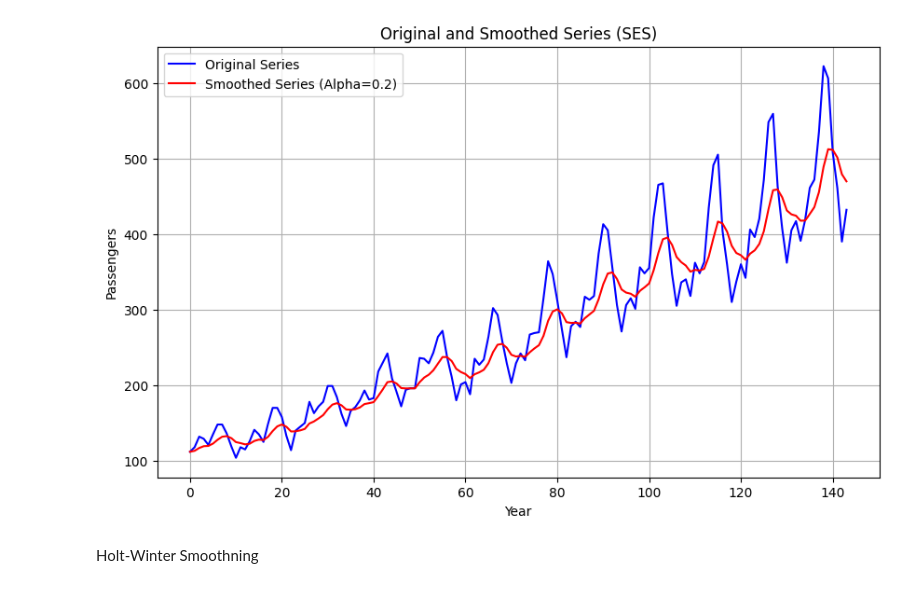
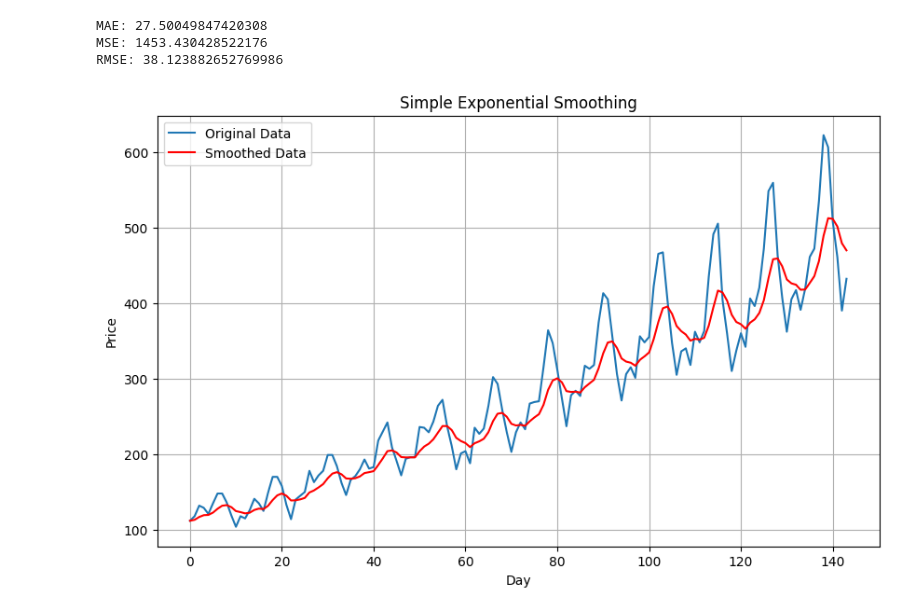
Before and after one commit to KAUSHAL0391/TFM, a Jupyter notebook: 03APR.ipynb, the cells around one changed output. Drawn from its saved outputs; the diff is of its cells as text; code cells hidden in the pictures.

```diff
--- a/03APR.ipynb
+++ b/03APR.ipynb
@@ -37,9 +92,0 @@ Simple Exponential Smoothing
-# %%
-def simple_exponential_smoothing(series, alpha):
-    smoothed_series = [series[0]]
-
-    for i in range(1, len(series)):
-        smoothed_value = alpha * series[i] + (1 - alpha) * smoothed_series[-1]
-        smoothed_series.append(smoothed_value)
-
-    return smoothed_series
@@ -49,14 +93,43 @@ smoothed_series = simple_exponential_smoothing(passenger_data, alpha)
-# %%
-plt.figure(figsize=(10, 6))
-plt.plot(passenger_data, label='Original Series', color='blue')
-plt.plot(smoothed_series, label=f'Smoothed Series (Alpha={alpha})', color='red')
-plt.title('Original and Smoothed Series (SES)')
-plt.xlabel('Year')
-plt.ylabel('Passengers')
-plt.legend()
-plt.grid(True)
-plt.show()
-# %% [output]
-[figure, removed]
-# %% [markdown]
-Holt-Winter Smoothning
+# %%
+
+def simple_exponential_smoothing(data, alpha):
+
+    smoothed_values = [data[0]]
+
+    for i in range(1, len(data)):
+        smoothed_value = alpha * data[i] + (1 - alpha) * smoothed_values[-1]
+        smoothed_values.append(smoothed_value)
+
+    return smoothed_values
+
+
+input_file = "airline-passengers.csv"
+alpha = 0.2
+
+data = pd.read_csv(input_file)
+
+
+smoothed_values = simple_exponential_smoothing(data['Passengers'], alpha)
+
+mae = mean_absolute_error(data['Passengers'], smoothed_values)
+mse = mean_squared_error(data['Passengers'], smoothed_values)
+rmse = np.sqrt(mse)
+
+print("MAE:", mae)
+print("MSE:", mse)
+print("RMSE:", rmse)
+
+plt.figure(figsize=(10, 6))
+plt.plot(data['Passengers'], label='Original Data')
+plt.plot(smoothed_values, label='Smoothed Data', color='red')
+plt.xlabel('Day')
+plt.ylabel('Price')
+plt.title('Simple Exponential Smoothing')
+plt.legend()
+plt.grid(True)
+plt.show()
+# %% [output]
+MAE: 27.50049847420308
+MSE: 1453.430428522176
+RMSE: 38.123882652769986
+[figure, added]
```
Also changed, not shown: parts of 17 cells of this notebook.
